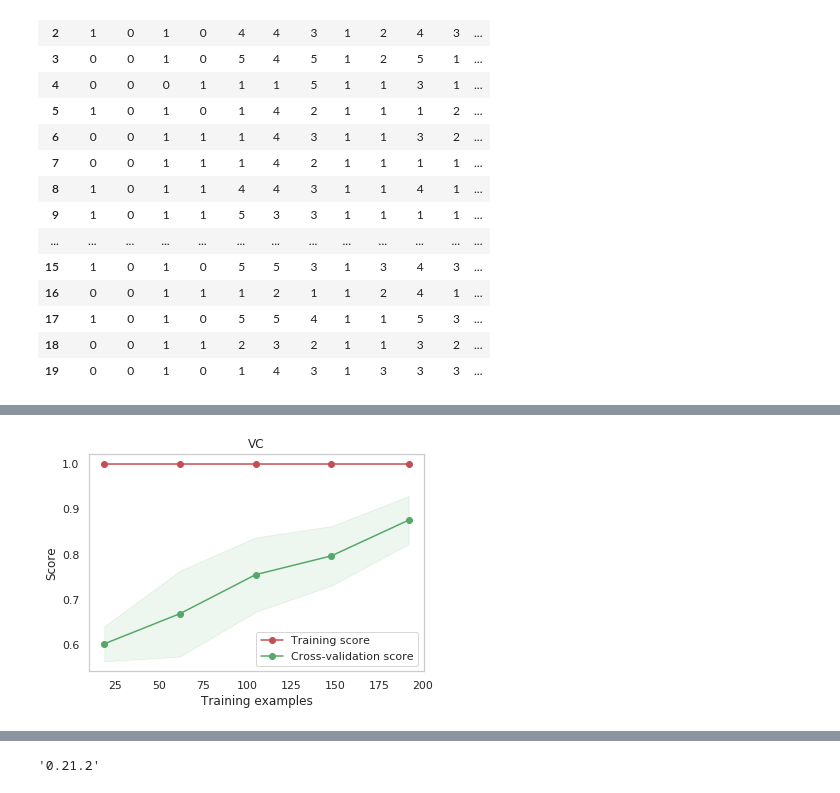
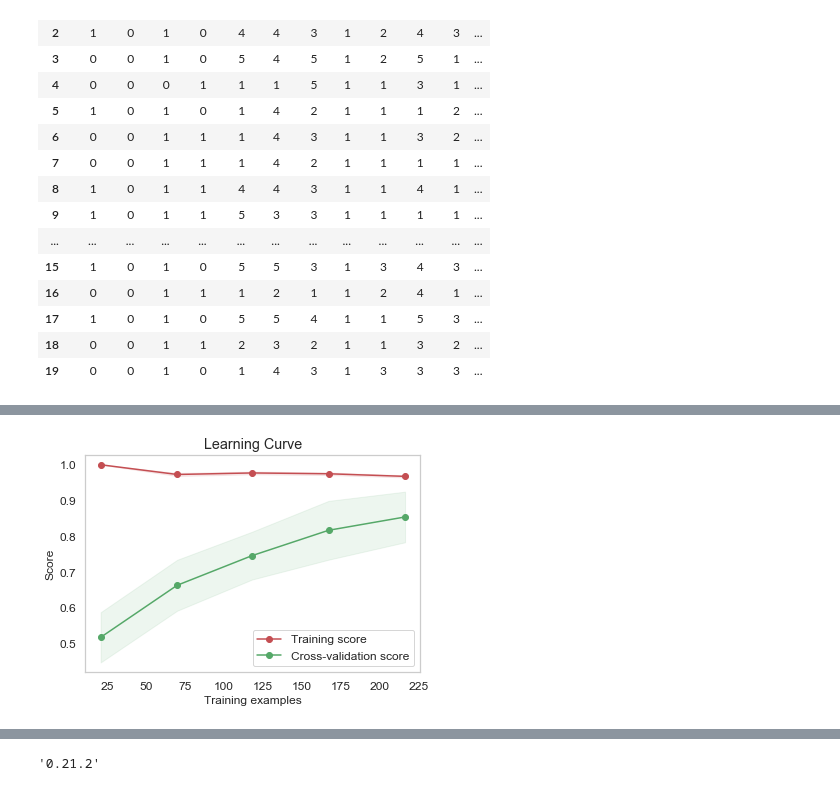
Before and after one commit to dearfad/mmhelper, a Jupyter notebook: care_for_aged.ipynb, the cells around one changed output, grey strips where cells are left out. Cells and saved outputs as stored; diff of their text form; code cells hidden in the pictures.

```diff
--- a/care_for_aged.ipynb
+++ b/care_for_aged.ipynb
@@ -431,35 +495,5 @@ plt.show()
-# %%
-# Plotting Validation Curves todo
-
-def plot_learning_curve(estimator, title, X, y, ylim=None, cv=None, n_jobs=None,
-                        train_sizes=np.linspace(.1, 1.0, 5)):
-    plt.figure()
-    plt.title(title)
-    if ylim is not None:
-        plt.ylim(*ylim)
-    plt.xlabel("Training examples")
-    plt.ylabel("Score")
-    train_sizes, train_scores, test_scores = learning_curve(
-        estimator, X, y, cv=cv, n_jobs=n_jobs, train_sizes=train_sizes)
-    train_scores_mean = np.mean(train_scores, axis=1)
-    train_scores_std = np.std(train_scores, axis=1)
-    test_scores_mean = np.mean(test_scores, axis=1)
-    test_scores_std = np.std(test_scores, axis=1)
-    plt.grid()
-    plt.fill_between(train_sizes, train_scores_mean - train_scores_std,
-                     train_scores_mean + train_scores_std, alpha=0.1,  color="r")
-    plt.fill_between(train_sizes, test_scores_mean - test_scores_std,
-                     test_scores_mean + test_scores_std, alpha=0.1, color="g")
-    plt.plot(train_sizes, train_scores_mean, 'o-',
-             color="r", label="Training score")
-    plt.plot(train_sizes, test_scores_mean, 'o-',
-             color="g", label="Cross-validation score")
-    plt.legend(loc="best")
-    return plt
-
-
-# for key in models:
-#     plot_learning_curve(models[key], key, X_train, y_train, cv=5)
-plot_learning_curve(models['CART'], key, X_train, y_train, cv=5);
-# %% [output]
-[figure, removed]
+# %%
+skplt.estimators.plot_learning_curve(models['CART'], X_train, y_train, cv=10)
+plt.show()
+# %% [output]
+[figure, added]
```
Also changed, not shown: parts of 30 cells of this notebook, 8 other files.
